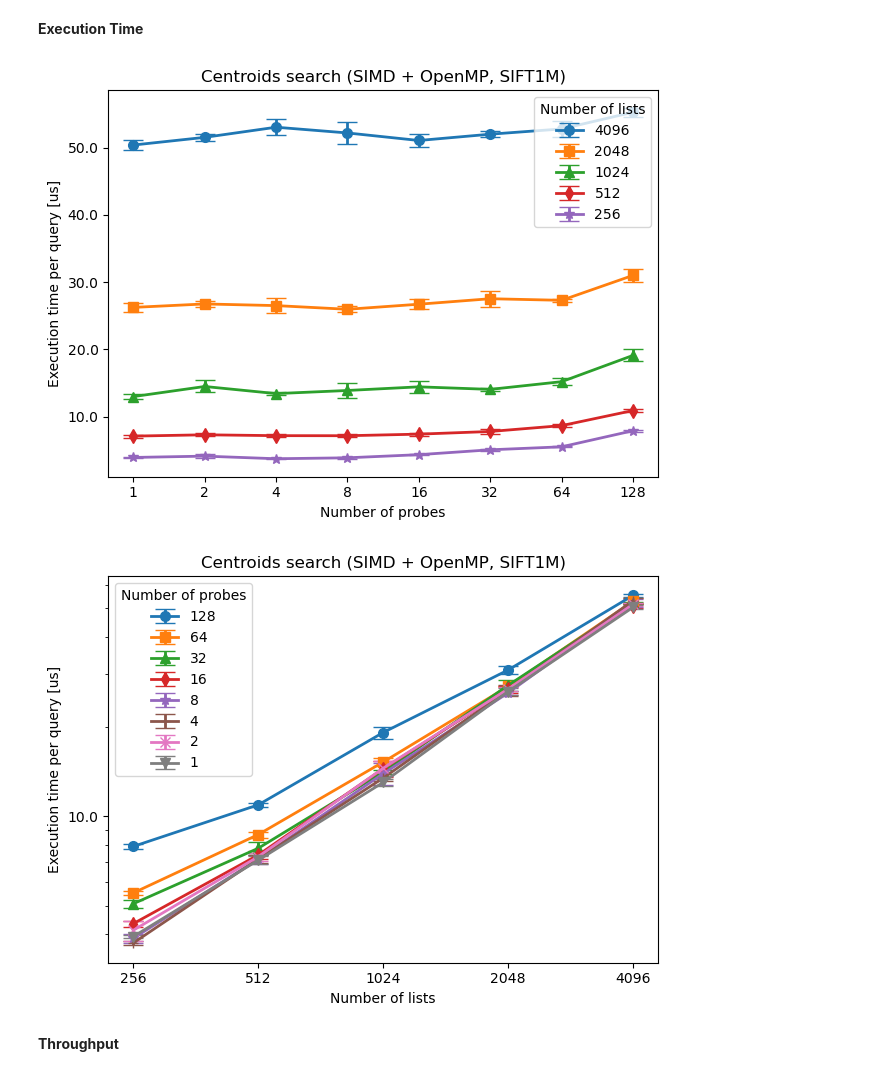
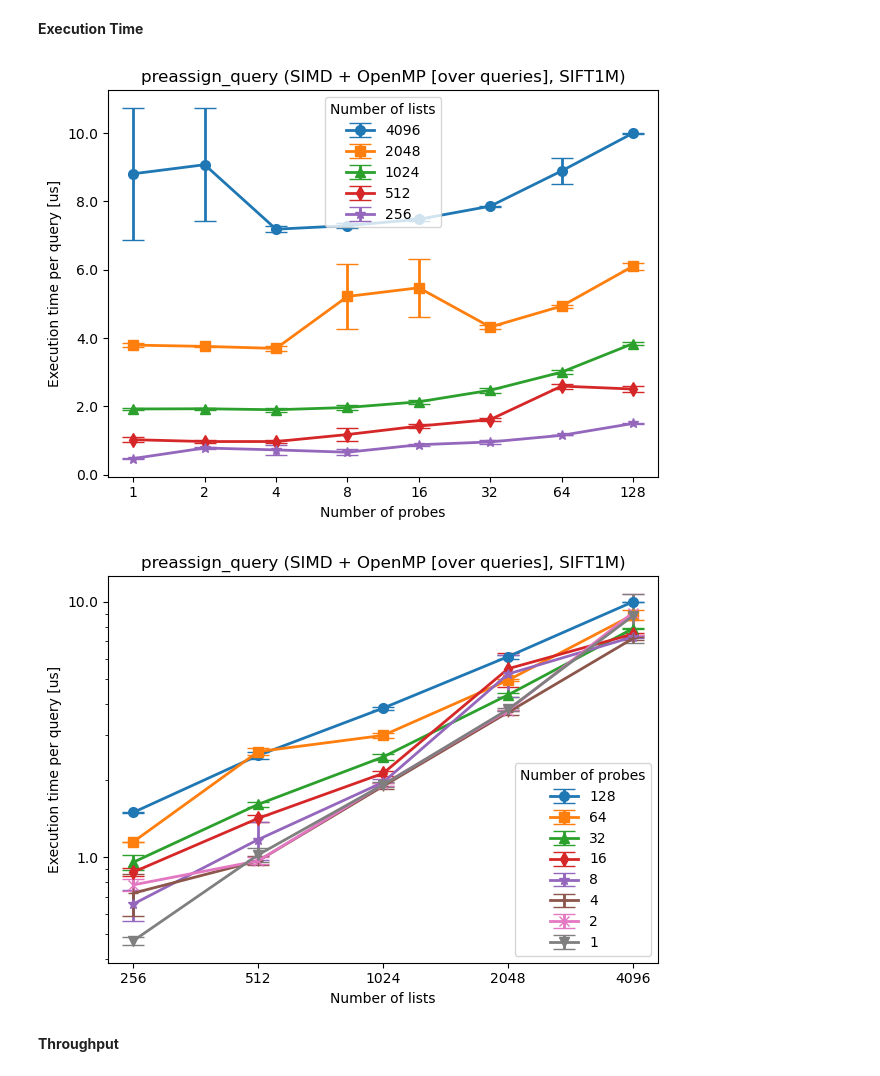
Before and after one commit to TimonFercho/ann-distributed-key-value-store, a Jupyter notebook: evaluation/index/index-evaluation.ipynb, the cells around one changed output. Drawn from its saved outputs; the diff is of its cells as text; code cells hidden in the pictures.

```diff
--- a/evaluation/index/index-evaluation.ipynb
+++ b/evaluation/index/index-evaluation.ipynb
@@ -211,7 +246,7 @@ def get_speedup(old_df, new_df, column, invert=False):
   speedup = new_df[column] / old_df[column]
   if invert:
     speedup = 1 / speedup
-  return speedup.round(1)
+  return speedup
 # %% [markdown]
 # `bulk_insert_entries`
 # %% [markdown]
@@ -278,0 +277,5 @@ centroids_df
+# %%
+centroids_df = results_to_df(parse_xml('Vanilla', '[RootIndex][preassign_query][SIFT1M][benchmark][throughput] DIN=1 BUF=100000 MEN=1 MSI=32 O=3 PMO=0 NDI=128 NLI=256,512,1024,2048,4096 NPR=1,2,4,8,16,32,64,128 NRE=16 OMP=0 SIM=0 NTH=16.xml', format='throughput'))
+add_space_estimates(centroids_df)
+add_centroids_search_throughput(centroids_df)
+centroids_df
@@ -430,5 +408,5 @@ Reading the measurements from the xml file
 # %%
-centroids_simd_df = results_to_df(parse_xml('preassign_query_simd.xml'))
+centroids_simd_df = results_to_df(parse_xml('SIMD', '[RootIndex][preassign_query][SIFT1M][benchmark][throughput] DIN=1 BUF=100000 MEN=1 MSI=32 O=3 PMO=0 NDI=128 NLI=256,512,1024,2048,4096 NPR=1,2,4,8,16,32,64,128 NRE=16 OMP=0 SIM=1 NTH=16.xml', format='throughput'))
 add_space_estimates(centroids_simd_df)
 add_centroids_search_throughput(centroids_simd_df)
 centroids_simd_df['mean_speedup'] = get_speedup(old_df=centroids_df, new_df=centroids_simd_df, column='mean', invert=True)
@@ -613,0 +582,6 @@ centroids_simd_omp_df
+# %%
+centroids_simd_omp_df = results_to_df(parse_xml('OpenMP PMODE 1', '[RootIndex][preassign_query][SIFT1M][benchmark][throughput] DIN=1 BUF=100000 MEN=1 MSI=32 O=3 PMO=1 NDI=128 NLI=256,512,1024,2048,4096 NPR=1,2,4,8,16,32,64,128 NRE=16 OMP=1 SIM=1 NTH=16.xml', format='throughput'))
+add_space_estimates(centroids_simd_omp_df)
+add_centroids_search_throughput(centroids_simd_omp_df)
+centroids_simd_omp_df['mean_speedup'] = get_speedup(old_df=centroids_simd_df, new_df=centroids_simd_omp_df, column='mean', invert=True)
+centroids_simd_omp_df
@@ -614,13 +606,13 @@ centroids_simd_omp_df
 # %% [markdown]
 **Execution Time**
 # %%
-plot(df=centroids_simd_omp_df, y_col='mean', yerr_col='std', title='search_preassigned (SIMD + OpenMP [over queries], SIFT1M)', ylabel='Execution time per query [us]', yformatter=s_to_us_formatter)
+plot(df=centroids_simd_omp_df, y_col='mean', yerr_col='std', title='preassign_query (SIMD + OpenMP [over queries], SIFT1M)', ylabel='Execution time per query [us]', yformatter=s_to_us_formatter, legend_loc='upper center')
 # %% [output]
-[figure, old version]
+[figure, new version]
 # %%
-plot(df=centroids_simd_omp_df, y_col='mean', yerr_col='std', title='search_preassigned (SIMD + OpenMP [over queries], SIFT1M)', ylabel='Execution time per query [us]', yformatter=s_to_us_formatter, plot='n_lists', yaxis_log=True)
+plot(df=centroids_simd_omp_df, y_col='mean', yerr_col='std', title='preassign_query (SIMD + OpenMP [over queries], SIFT1M)', ylabel='Execution time per query [us]', yformatter=s_to_us_formatter, mode='n_lists', yaxis_log=True)
 # %% [output]
-[figure, old version]
+[figure, new version]
 # %% [markdown]
 **Throughput**
 # %%
```
Also changed, not shown: parts of 81 cells of this notebook.
